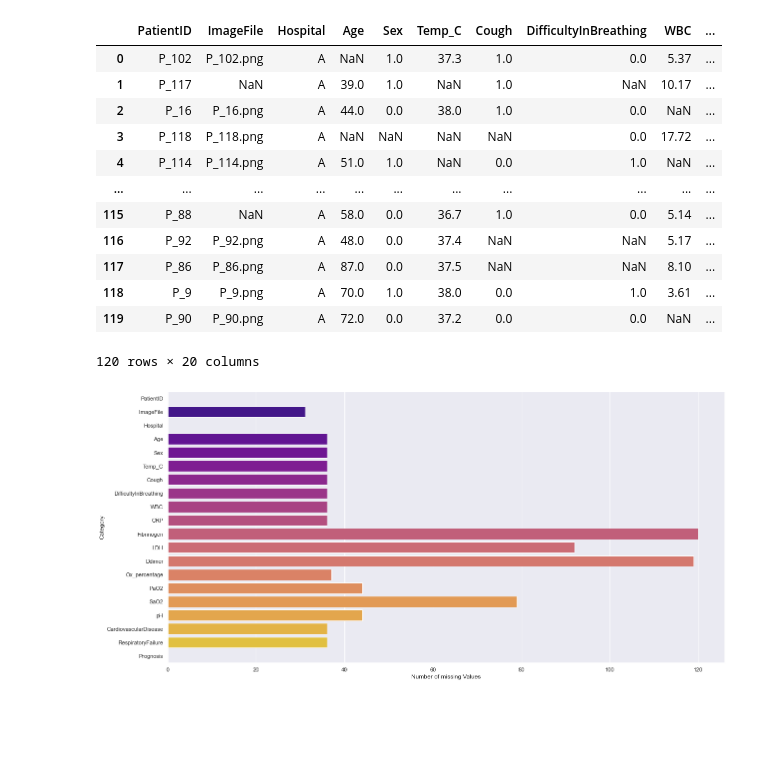
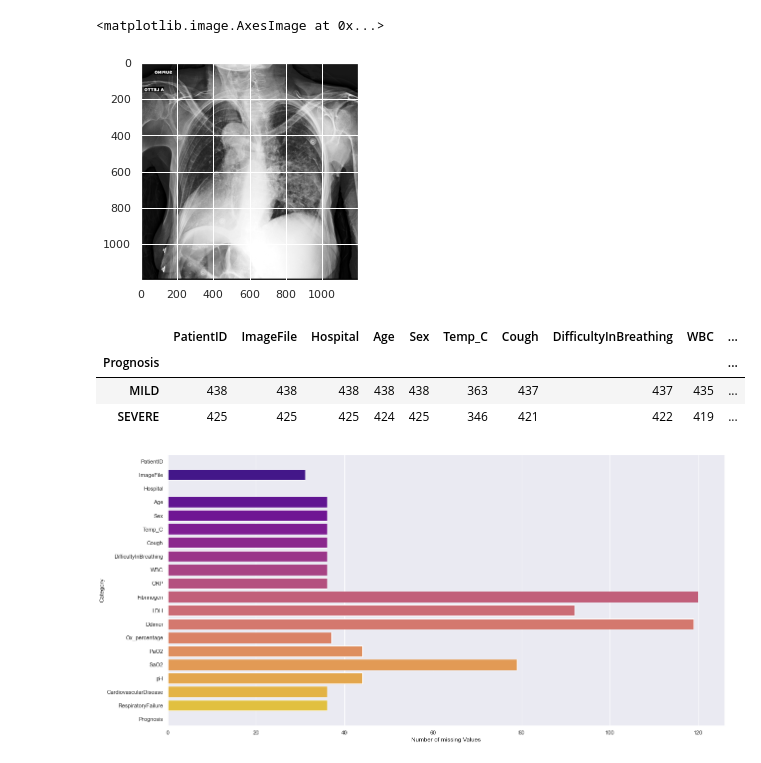
Before and after one commit to t-schanz/HIDA_LFL, a Jupyter notebook: notebooks/ExploreTabularData.ipynb, the cells around one changed output. Cells and saved outputs as stored; diff of their text form; code cells hidden in the pictures; blank space fills up the shorter version.

Commit message:
Updated notebook with train image

```diff
--- a/notebooks/ExploreTabularData.ipynb
+++ b/notebooks/ExploreTabularData.ipynb
@@ -11,24 +24,20 @@ from sklearn.model_selection import RepeatedStratifiedKFold
+# %%
+plt.imshow(image2, cmap='gray')
+# %% [output]
+<matplotlib.image.AxesImage at 0x...>
+[figure, added]
 # %%
-PARENT_DATA_PATH = "../data/testSet"
-test_data = os.path.abspath(os.path.join(PARENT_DATA_PATH, "testSet.txt"))
+PARENT_DATA_PATH = "/hkfs/work/workspace/scratch/ej4555-hida2021/HackathonCovidData/trainSet"
+train_data = os.path.abspath(os.path.join(PARENT_DATA_PATH, "trainSet.txt"))
 
-df = pd.read_csv(test_data)
+df = pd.read_csv(train_data)
 # %%
-df
+df.groupby('Prognosis').count()
 # %% [output]
 |  | PatientID | ImageFile | Hospital | Age | Sex | Temp_C | Cough | DifficultyInBreathing | WBC | ... |
-| 0 | P_102 | P_102.png | A | NaN | 1.0 | 37.3 | 1.0 | 0.0 | 5.37 | ... |
-| 1 | P_117 | NaN | A | 39.0 | 1.0 | NaN | 1.0 | NaN | 10.17 | ... |
-| 2 | P_16 | P_16.png | A | 44.0 | 0.0 | 38.0 | 1.0 | 0.0 | NaN | ... |
-| 3 | P_118 | P_118.png | A | NaN | NaN | NaN | NaN | 0.0 | 17.72 | ... |
-| 4 | P_114 | P_114.png | A | 51.0 | 1.0 | NaN | 0.0 | 1.0 | NaN | ... |
-| ... | ... | ... | ... | ... | ... | ... | ... | ... | ... | ... |
-| 115 | P_88 | NaN | A | 58.0 | 0.0 | 36.7 | 1.0 | 0.0 | 5.14 | ... |
-| 116 | P_92 | P_92.png | A | 48.0 | 0.0 | 37.4 | NaN | NaN | 5.17 | ... |
-| 117 | P_86 | P_86.png | A | 87.0 | 0.0 | 37.5 | NaN | NaN | 8.10 | ... |
-| 118 | P_9 | P_9.png | A | 70.0 | 1.0 | 38.0 | 0.0 | 1.0 | 3.61 | ... |
-| 119 | P_90 | P_90.png | A | 72.0 | 0.0 | 37.2 | 0.0 | 0.0 | NaN | ... |
+| Prognosis |  |  |  |  |  |  |  |  |  | ... |
+| MILD | 438 | 438 | 438 | 438 | 438 | 363 | 437 | 437 | 435 | ... |
+| SEVERE | 425 | 425 | 425 | 424 | 425 | 346 | 421 | 422 | 419 | ... |
-120 rows × 20 columns
 # %%
 # get an overview about amount of missing data:
 na_stats = []
```
Also changed, not shown: parts of 3 cells of this notebook.
